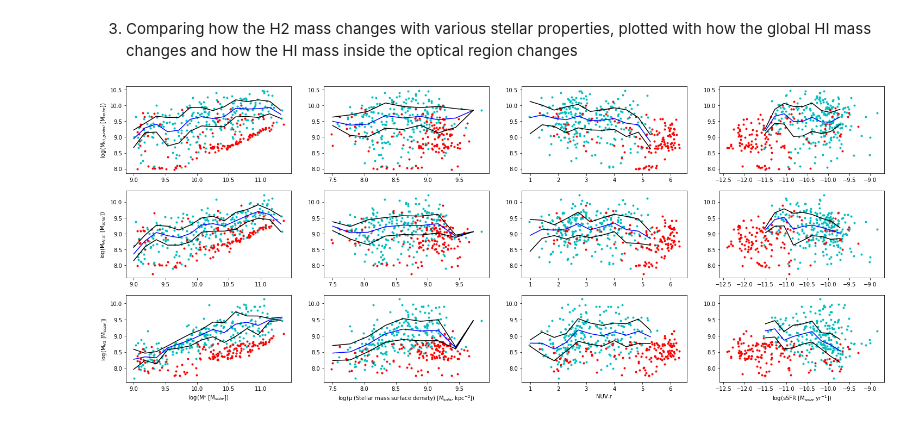
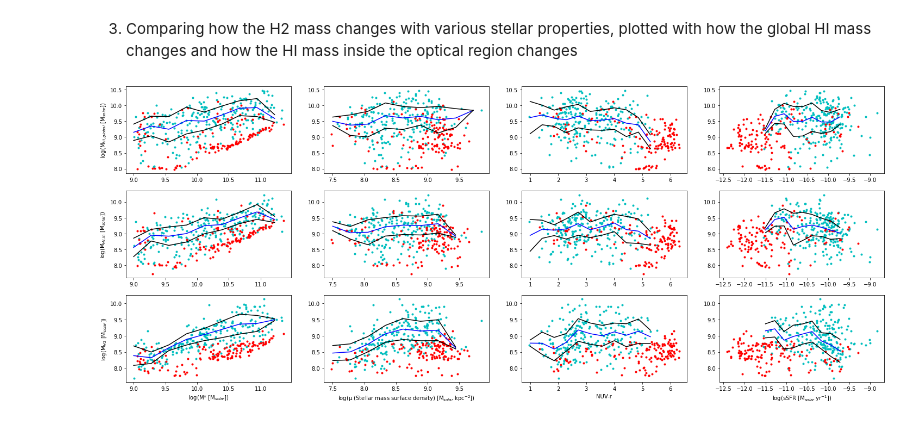
Before and after one commit to Luke-Williams-01/Luke-Williams-01, a Jupyter notebook: ICRARproject2.ipynb, the cells around one changed output. Cells and saved outputs as stored; diff of their text form; code cells hidden in the pictures.

```diff
--- a/ICRARproject2.ipynb
+++ b/ICRARproject2.ipynb
@@ -160,7 +160,7 @@ plt.legend(loc='upper left');
 # %%
 # Finding the running median of the galaxies in the sample for the HI global
 # Arrays for the bins
-HIglbins_Mstar = np.linspace(9, 11.5, 15)
+HIglbins_Mstar = np.linspace(9, 11.5, 10)
 HIglbins_NUVr = np.linspace(1, 7, 15)
 HIglbins_sSFR = np.linspace(-11.5, -9.5, 10)
 HIglbins_Must = np.linspace(7.5, 10, 10)
@@ -223,7 +223,7 @@ HIglnMAD_Must = MHIgl_Must - HIglMAD_Must
 # %%
 # Finding the running median of the galaxies in the sample for the HI inner
 # Arrays for the bins
-HIinbins_Mstar = np.linspace(9, 11.5, 15)
+HIinbins_Mstar = np.linspace(9, 11.5, 10)
 HIinbins_NUVr = np.linspace(1, 7, 15)
 HIinbins_sSFR = np.linspace(-11.5, -9.5, 10)
 HIinbins_Must = np.linspace(7.5, 10, 10)
@@ -285,7 +285,7 @@ HIinpMAD_Must = MHIin_Must + HIinMAD_Must
 HIinnMAD_Must = MHIin_Must - HIinMAD_Must
 # %%
 # Finding the running median for the galaxies in the sample for H2
-H2bins_Mstar = np.linspace(9, 11.5, 15)
+H2bins_Mstar = np.linspace(9, 11.5, 10)
 H2bins_NUVr = np.linspace(1, 7, 15)
 H2bins_sSFR = np.linspace(-11.5, -9.5, 10)
 H2bins_Must = np.linspace(7.5, 10, 10)
@@ -391,9 +391,9 @@ plt.ylabel('log(M$_{HI, in}$ [M$_{solar}$])')
 plt.subplot(3,4,6)
 plt.plot(lgMuST_det, lgMHI_in_det, 'c.')
 plt.plot(lgMuST_ndet, lgMHI_in_ndet, 'r.')
-plt.plot(HIinbins_Must[:-1], MHIin_Must[:-1], 'b-')
-plt.plot(HIinbins_Must[:-1], HIinpMAD_Must[:-1], 'k-')
-plt.plot(HIinbins_Must[:-1], HIinnMAD_Must[:-1], 'k-')
+plt.plot(HIinbins_Must[:-2], MHIin_Must[:-2], 'b-')
+plt.plot(HIinbins_Must[:-2], HIinpMAD_Must[:-2], 'k-')
+plt.plot(HIinbins_Must[:-2], HIinnMAD_Must[:-2], 'k-')
 # HI(in) against NUV-r
 plt.subplot(3,4,7)
 plt.plot(NUVr_det, lgMHI_in_det, 'c.')
@@ -414,34 +414,34 @@ plt.plot(HIinbins_sSFR[:-1], HIinnMAD_sSFR[:-1], 'k-')
 plt.subplot(3,4,9)
 plt.plot(lgMSTAR_det, lgMH2_det, 'c.')
 plt.plot(lgMSTAR_ndet, limlgMH2_ndet, 'r.')
 plt.plot(H2bins_Mstar[:-1], MH2_Mstar[:-1], 'b-')
 plt.plot(H2bins_Mstar[:-1], H2pMAD_Mstar[:-1], 'k-')
 plt.plot(H2bins_Mstar[:-1], H2nMAD_Mstar[:-1], 'k-')
 plt.ylabel('log(M$_{H2}$ [M$_{solar}$])')
 plt.xlabel('log(M* [M$_{solar}$])')
 # H2 against stellar surface density
 plt.subplot(3,4,10)
 plt.plot(lgMuST_det, lgMH2_det, 'c.')
 plt.plot(lgMuST_ndet, limlgMH2_ndet, 'r.')
-plt.plot(H2bins_Must[:-1], MH2_Must[:-1], 'b-')
-plt.plot(H2bins_Must[:-1], H2pMAD_Must[:-1], 'k-')
-plt.plot(H2bins_Must[:-1], H2nMAD_Must[:-1], 'k-')
+plt.plot(H2bins_Must[:-2], MH2_Must[:-2], 'b-')
+plt.plot(H2bins_Must[:-2], H2pMAD_Must[:-2], 'k-')
+plt.plot(H2bins_Must[:-2], H2nMAD_Must[:-2], 'k-')
 plt.xlabel('log(μ (Stellar mass surface density) [M$_{solar}$ kpc$^{-2}$])')
 # H2 against NUVr
 plt.subplot(3,4,11)
 plt.plot(NUVr_det, lgMH2_det, 'c.')
 plt.plot(NUVr_ndet, limlgMH2_ndet, 'r.')
 plt.plot(H2bins_NUVr[:-1], MH2_NUVr[:-1], 'b-')
 plt.plot(H2bins_NUVr[:-1], H2pMAD_NUVr[:-1], 'k-')
 plt.plot(H2bins_NUVr[:-1], H2nMAD_NUVr[:-1], 'k-')
 plt.xlabel('NUV-r')
 # H2 against sSFR
 plt.subplot(3,4,12)
 plt.plot(lgsSFR_det, lgMH2_det, 'c.')
 plt.plot(lgsSFR_ndet, limlgMH2_ndet, 'r.')
 plt.plot(H2bins_sSFR[:-1], MH2_sSFR[:-1], 'b-')
 plt.plot(H2bins_sSFR[:-1], H2pMAD_sSFR[:-1], 'k-')
 plt.plot(H2bins_sSFR[:-1], H2nMAD_sSFR[:-1], 'k-')
 plt.xlabel('log(sSFR [M$_{solar}$ yr$^{-1}$])');
 # %% [output]
-[figure, old version]
+[figure, new version]
```
